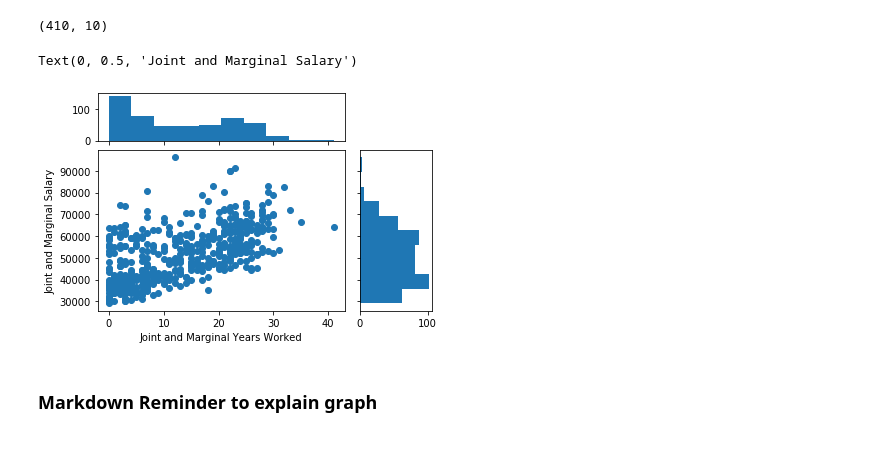
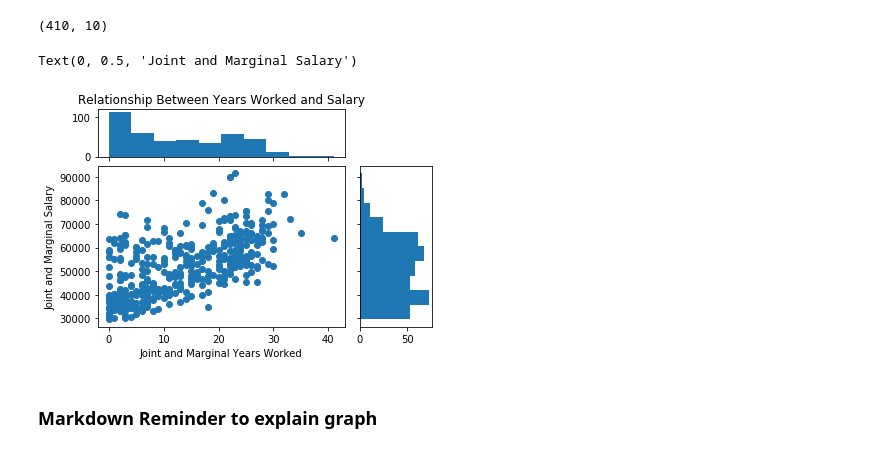
Before and after one commit to PhathuAuti/simple-linear-regression, a Jupyter notebook: Simple Linear Regression - Salary.ipynb, the cells around one changed output. Cells and saved outputs as stored; diff of their text form; code cells hidden in the pictures.

```diff
--- a/Simple Linear Regression - Salary.ipynb
+++ b/Simple Linear Regression - Salary.ipynb
@@ -55,30 +53,27 @@ print(X_train.shape)
 # %%
 fig = plt.figure()
 
 gs = GridSpec(4, 4)
 
 ax_joint = fig.add_subplot(gs[1:4,0:3])
 ax_marg_x = fig.add_subplot(gs[0,0:3])
 ax_marg_y = fig.add_subplot(gs[1:4,3])
 
-ax_joint.scatter(salaries['yearsworked'], salaries['salary'])
-ax_marg_x.hist(salaries['yearsworked'])
-ax_marg_y.hist(salaries['salary'], orientation = "horizontal")
+ax_joint.scatter(X_train['yearsworked'], y_train)
+ax_marg_x.hist(X_train['yearsworked'])
+ax_marg_y.hist(y_train, orientation = "horizontal")
+
 
 # Turn off tick labels on marginals
-plt.setp(ax_marg_x.get_xticklabels(), visible=False)
-plt.setp(ax_marg_y.get_yticklabels(), visible=False)
+plt.setp(ax_marg_x.get_xticklabels(), visible = False)
+plt.setp(ax_marg_y.get_yticklabels(), visible = False)
 
+ax_marg_x.set_title("Relationship Between Years Worked and Salary")
 # Set labels on joint
 ax_joint.set_xlabel('Joint and Marginal Years Worked')
 ax_joint.set_ylabel('Joint and Marginal Salary')
-
-# Set labels on marginals
-# ax_marg_y.set_xlabel('Marginal Salary')
-# ax_marg_x.set_ylabel('Marginal Years Worked')
-# plt.show()
 # %% [output]
 Text(0, 0.5, 'Joint and Marginal Salary')
-[figure, old version]
+[figure, new version]
 # %% [markdown]
 ### Markdown Reminder to explain graph
```
Also changed, not shown: parts of 10 cells of this notebook.
